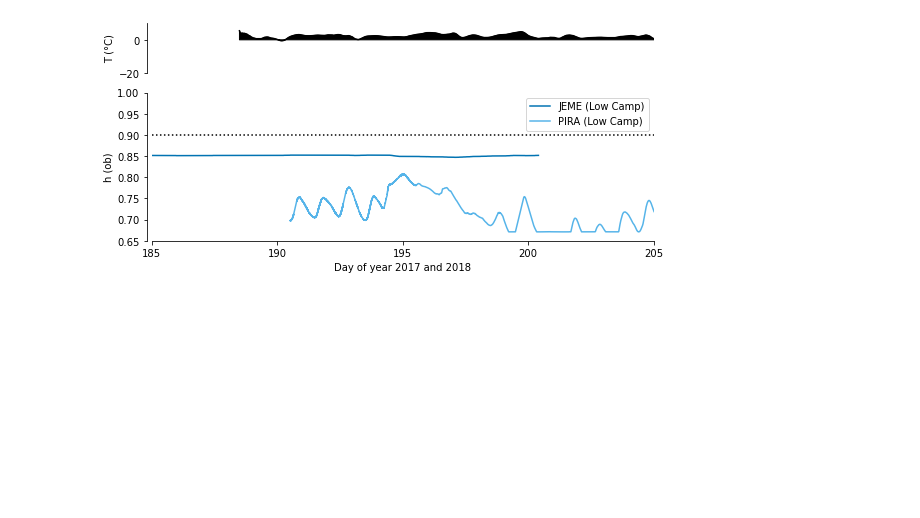
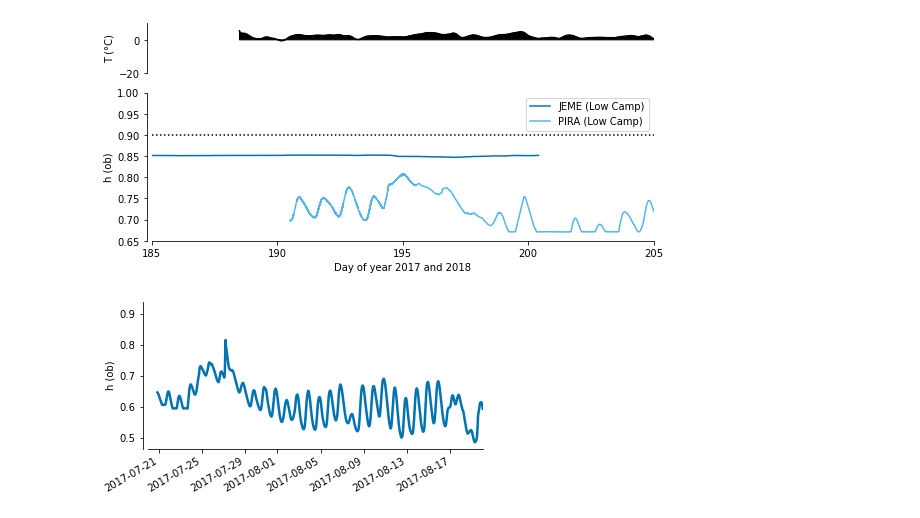
Before and after one commit to cctrunz/ModelRepo_pyMouShBaseflow_paper, a Jupyter notebook: Paper3/moulin_closure.ipynb, the cells around one changed output. Drawn from its saved outputs; the diff is of its cells as text; code cells hidden in the pictures; blank space fills up the shorter version.

```diff
--- a/Paper3/moulin_closure.ipynb
+++ b/Paper3/moulin_closure.ipynb
@@ -184,3 +184,28 @@ ax[0].tick_params(bottom=False, labelbottom=False)
 plt.savefig('moulin_closure_zoomin.pdf')
 # %% [output]
 [figure]
+# %%
+fig, ax = plt.subplots(figsize=(6,3))
+
+#xlim = 200,670
+xlim=(['2017-07-20','2017-08-20'])
+
+
+ax.plot(jeme.index,jeme.ob, label='Moulin A (JEME)', color=darkblue, linewidth=2.5)
+ax.set_xlim(xlim)
+ax.set_ylabel('h (ob)')
+
+
+sns.despine(ax=ax, offset=(5,0))
+
+
+
+# Rotate and align the tick labels so they look better.
+fig.autofmt_xdate()
+# Use a more precise date string for the x axis locations in the toolbar.
+ax.fmt_xdata = mdates.DateFormatter('%y-%m-%d')
+
+
+plt.savefig('jeme_head_ppt.png',dpi=300)
+# %% [output]
+[figure, added]
```
Also changed, not shown: 2 other files.
